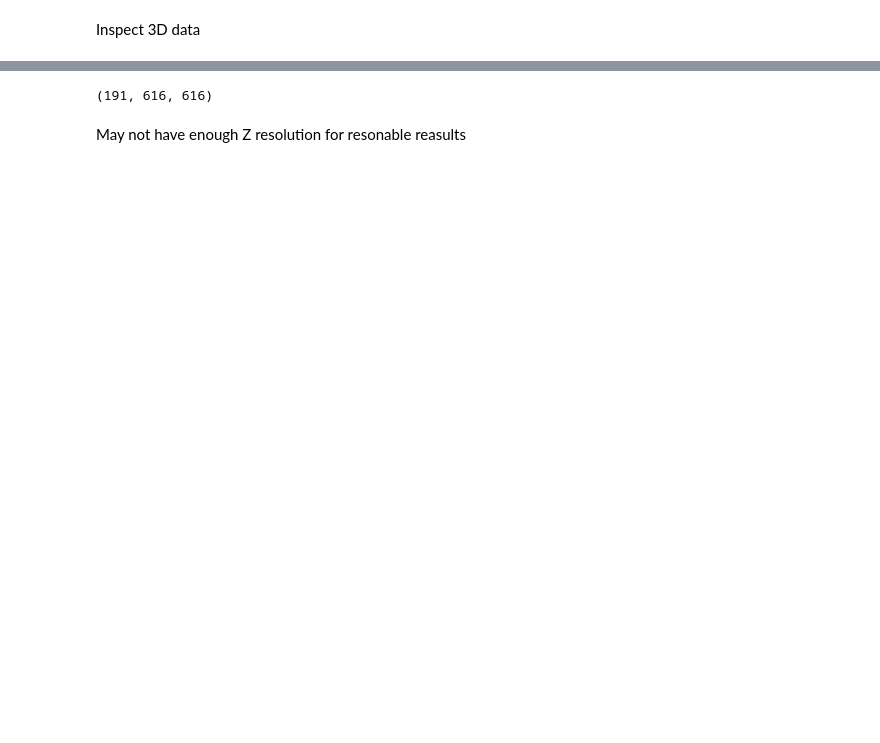
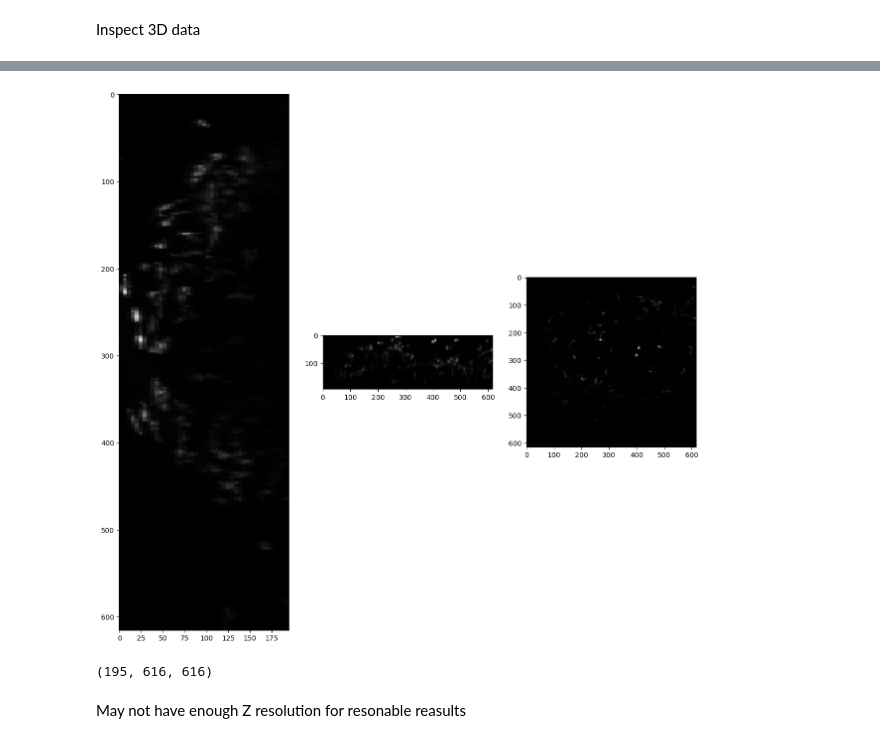
Before and after one commit to vaioic/OIC-136_Microglia, a Jupyter notebook: OIC-136_Microglia.ipynb, the cells around one changed output, grey strips where cells are left out. Drawn from its saved outputs; the diff is of its cells as text; code cells hidden in the pictures; blank space fills up the shorter version.

```diff
--- a/OIC-136_Microglia.ipynb
+++ b/OIC-136_Microglia.ipynb
@@ -92,12 +91,13 @@ print(input_gpu.shape)
 # %%
 #Resample to make isotropic
 resampled = cle.create([int(input_gpu.shape[0] * voxel_size_z), int(input_gpu.shape[1] * voxel_size_y), int(input_gpu.shape[2] * voxel_size_x)])
 cle.scale(input_gpu, resampled, factor_x=voxel_size_x, factor_y=voxel_size_y, factor_z=voxel_size_z, centered=False)
 
-#show(resampled)
+show(resampled)
 print(resampled.shape)
 # %% [output]
+[figure, added]
-(191, 616, 616)
+(195, 616, 616)
 # %% [markdown]
 May not have enough Z resolution for resonable reasults
 # %%
```
Also changed, not shown: parts of 20 cells of this notebook.
